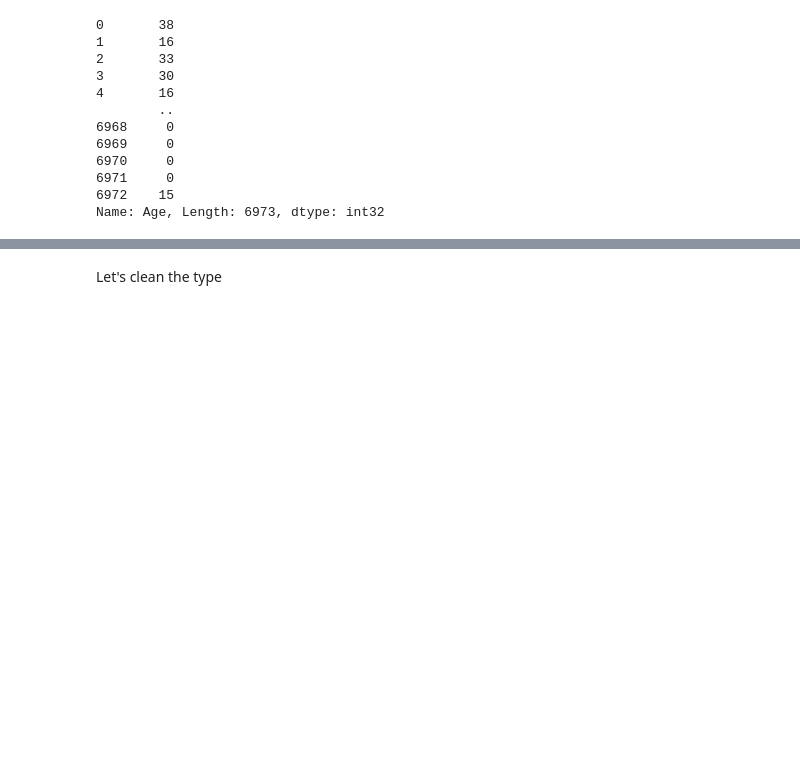
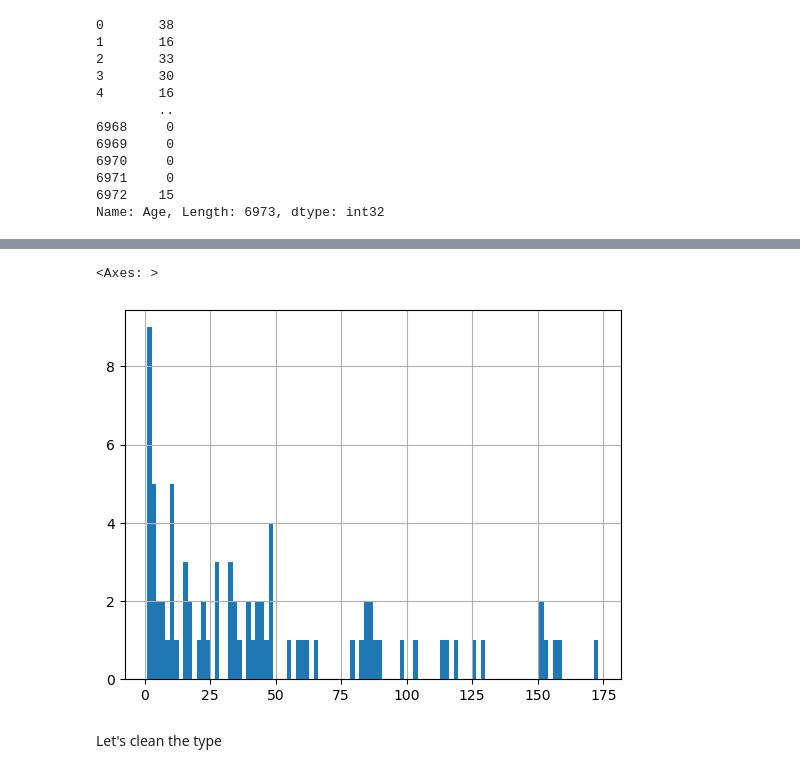
Before and after one commit to TheLazyCactus/Shark_Project, a Jupyter notebook: Shark_attack_working_document.ipynb, the cells around one changed output, grey strips where cells are left out. Saved outputs shown, nothing was run; the diff lists cells and outputs as text; code cells hidden in the pictures; blank space fills up the shorter version.

```diff
--- a/Shark_attack_working_document.ipynb
+++ b/Shark_attack_working_document.ipynb
@@ -165,5 +192,8 @@ top_10_ages
 # %%
-shark_data['Age'].hist(bins=100)
+shark_data[shark_data['Age'] != 0]['Age'].value_counts().hist(bins=100)
+# %% [output]
+<Axes: >
+[figure, added]
 # %% [markdown]
 Let's clean the type
 # %%
```
Also changed, not shown: parts of 18 cells of this notebook.
